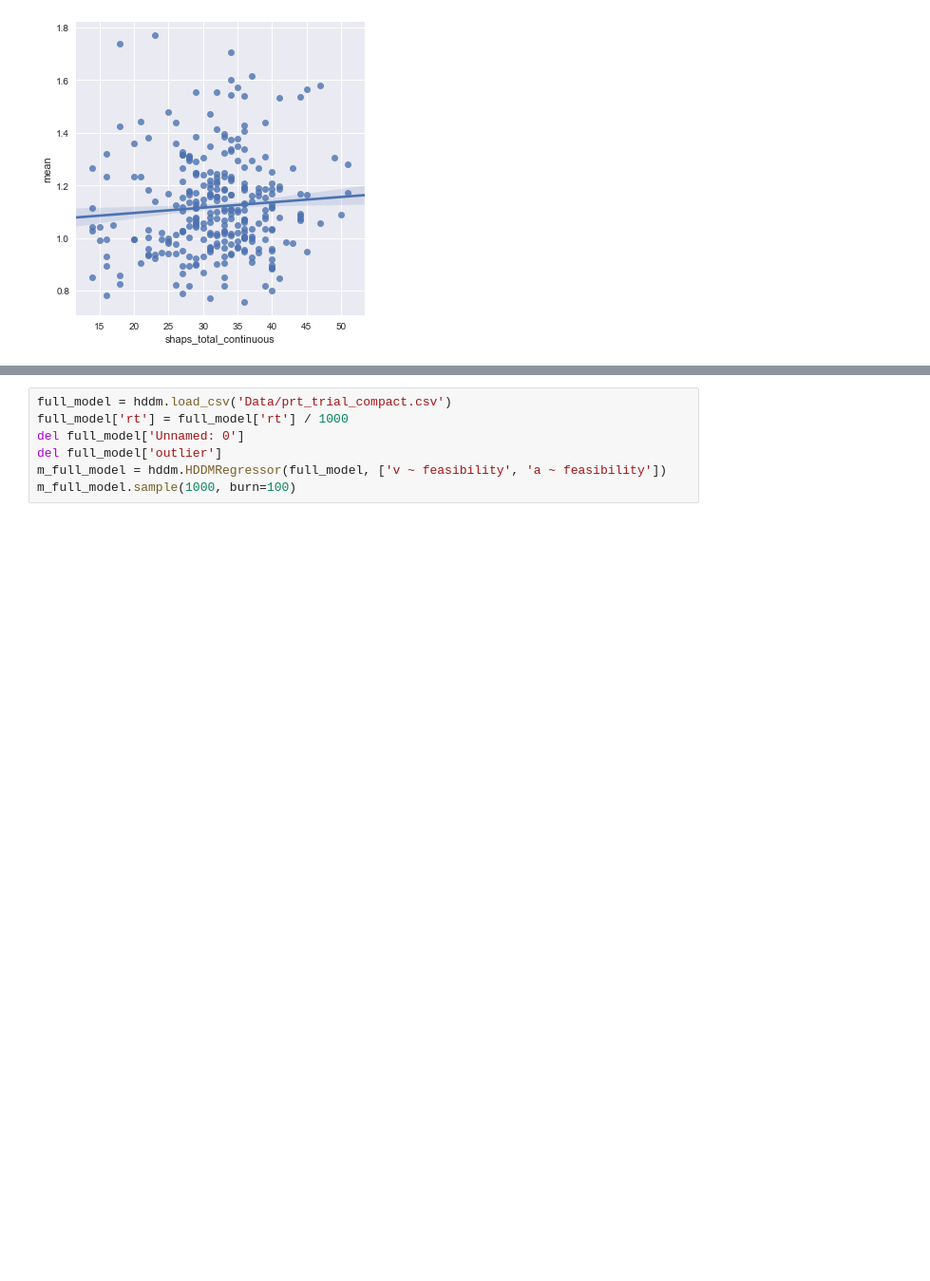
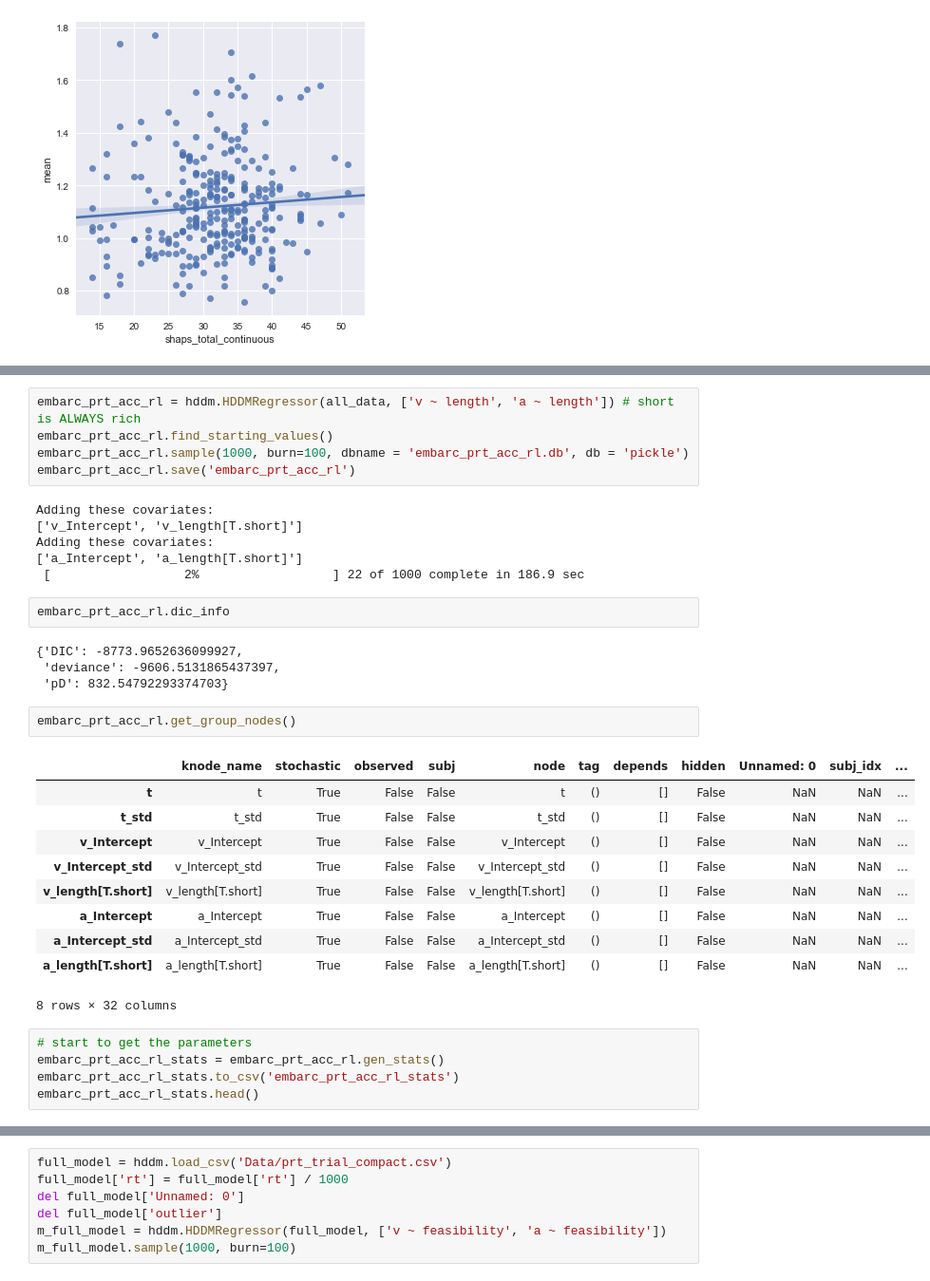
Before and after one commit to vlawlor/EMBARC-PRT, a Jupyter notebook: PRT_Prettier.ipynb, the cells around one changed output, grey strips where cells are left out. Shown at 95% size. Saved outputs shown, nothing was run; the diff lists cells and outputs as text; blank space fills up the shorter version.

```diff
--- a/PRT_Prettier.ipynb
+++ b/PRT_Prettier.ipynb
@@ -989,0 +1008,35 @@ Not sure what below is....
+# %%
+embarc_prt_acc_rl = hddm.HDDMRegressor(all_data, ['v ~ length', 'a ~ length']) # short is ALWAYS rich
+embarc_prt_acc_rl.find_starting_values()
+embarc_prt_acc_rl.sample(1000, burn=100, dbname = 'embarc_prt_acc_rl.db', db = 'pickle')
+embarc_prt_acc_rl.save('embarc_prt_acc_rl')
+# %% [output]
+Adding these covariates:
+['v_Intercept', 'v_length[T.short]']
+Adding these covariates:
+['a_Intercept', 'a_length[T.short]']
+ [                  2%                  ] 22 of 1000 complete in 186.9 sec
+# %%
+embarc_prt_acc_rl.dic_info
+# %% [output]
+{'DIC': -8773.9652636099927,
+ 'deviance': -9606.5131865437397,
+ 'pD': 832.54792293374703}
+# %%
+embarc_prt_acc_rl.get_group_nodes()
+# %% [output]
+|  | knode_name | stochastic | observed | subj | node | tag | depends | hidden | Unnamed: 0 | subj_idx | ... |
+| t | t | True | False | False | t | () | [] | False | NaN | NaN | ... |
+| t_std | t_std | True | False | False | t_std | () | [] | False | NaN | NaN | ... |
+| v_Intercept | v_Intercept | True | False | False | v_Intercept | () | [] | False | NaN | NaN | ... |
+| v_Intercept_std | v_Intercept_std | True | False | False | v_Intercept_std | () | [] | False | NaN | NaN | ... |
+| v_length[T.short] | v_length[T.short] | True | False | False | v_length[T.short] | () | [] | False | NaN | NaN | ... |
+| a_Intercept | a_Intercept | True | False | False | a_Intercept | () | [] | False | NaN | NaN | ... |
+| a_Intercept_std | a_Intercept_std | True | False | False | a_Intercept_std | () | [] | False | NaN | NaN | ... |
+| a_length[T.short] | a_length[T.short] | True | False | False | a_length[T.short] | () | [] | False | NaN | NaN | ... |
+8 rows × 32 columns
+# %%
+# start to get the parameters
+embarc_prt_acc_rl_stats = embarc_prt_acc_rl.gen_stats()
+embarc_prt_acc_rl_stats.to_csv('embarc_prt_acc_rl_stats')
+embarc_prt_acc_rl_stats.head()
```
Also changed, not shown: parts of 5 cells of this notebook.
